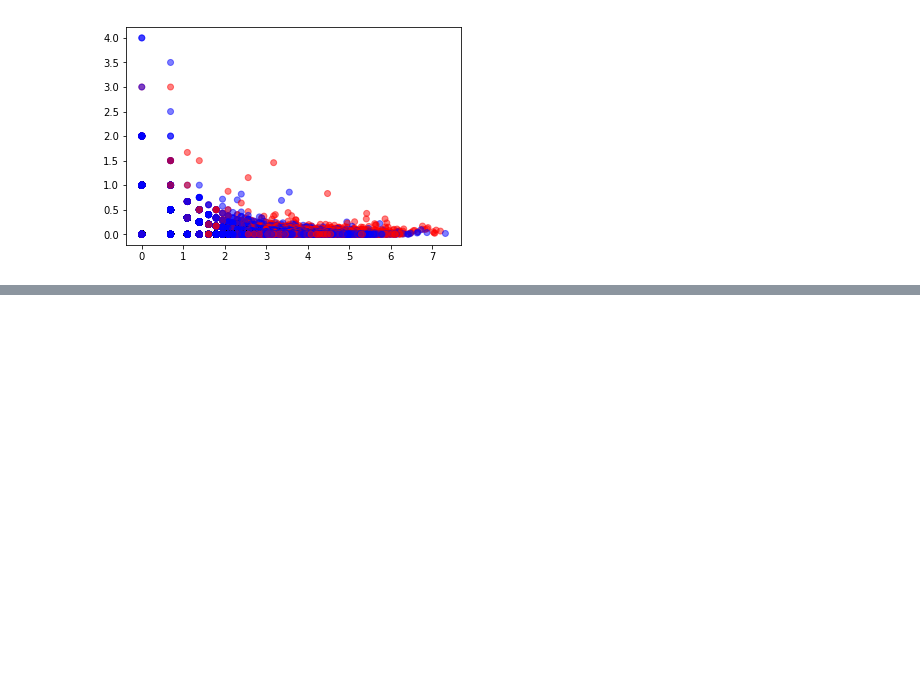
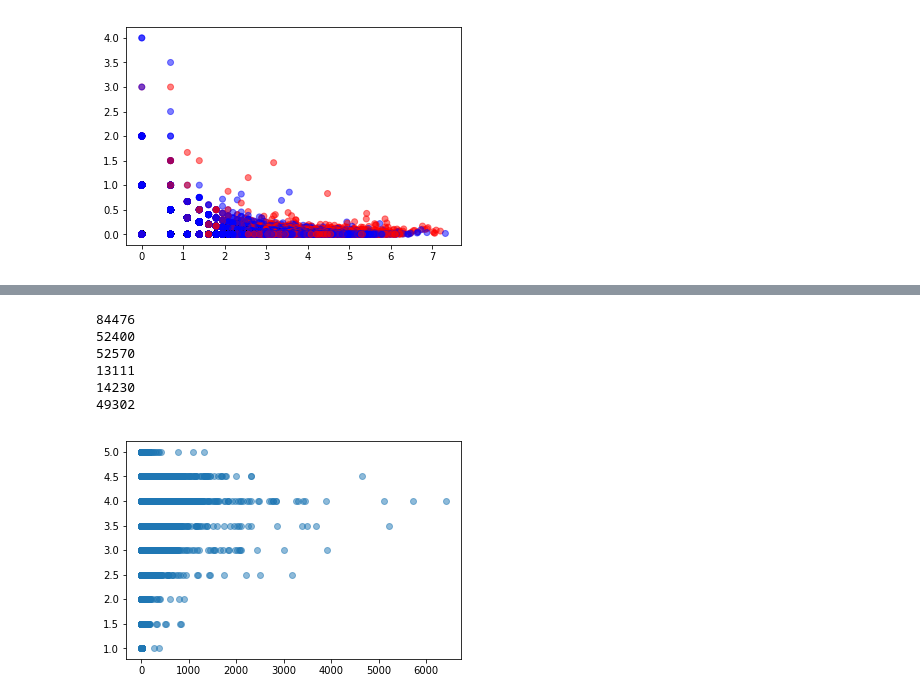
Before and after one commit to CornellDataScience/Yelp, a Jupyter notebook: salt-baes/Kenta/tip.analysis.ipynb, the cells around one changed output, grey strips where cells are left out. Cells and saved outputs as stored; diff of their text form; code cells hidden in the pictures; blank space fills up the shorter version.

```diff
--- a/salt-baes/Kenta/tip.analysis.ipynb
+++ b/salt-baes/Kenta/tip.analysis.ipynb
@@ -254,0 +305,8 @@ plt.show()
+# %%
+# helper function for apply
+def is_elite(x):
+    year = pd.to_datetime(x['date']).date().year
+    user_idx = user_dict[x['user_id']]
+    return str(year) in users[user_idx]['elite']
+
+tips_df['by_elite'] = tips_df.apply(is_elite, axis = 1)
@@ -254,0 +321,8 @@ plt.show()
+# %%
+# helper function for apply
+def is_future_elite(x):
+    year = pd.to_datetime(x['date']).date().year
+    user_idx = user_dict[x['user_id']]
+    return str(year+1) in users[user_idx]['elite']
+
+tips_df['by_future_elite'] = tips_df.apply(is_future_elite, axis = 1)
@@ -254,0 +346,46 @@ plt.show()
+# %%
+# business_0 : tips are written by non-elites
+# business_1 : tips are written by current elites
+# business_2 : tips are written by future elites
+
+# business_3 : tips are written by current but not future elites
+# business_4 : tips are written by future but not current elites
+
+# business_5 : tips are written by 2-year elites
+
+business_0 = tips_df.ix[~(tips_df['by_elite']) & ~(tips_df['by_future_elite'])]['business_id']
+business_1 = tips_df.ix[tips_df['by_elite']]['business_id']
+business_2 = tips_df.ix[tips_df['by_future_elite']]['business_id']
+
+business_3 = tips_df.ix[~(tips_df['by_future_elite']) & (tips_df['by_elite'])]['business_id']
+business_4 = tips_df.ix[~(tips_df['by_elite']) & (tips_df['by_future_elite'])]['business_id']
+
+business_5 = tips_df.ix[(tips_df['by_elite']) & (tips_df['by_future_elite'])]['business_id']
+# %%
+print(business_0.unique().size)
+
+print(business_1.unique().size)
+print(business_2.unique().size)
+
+print(business_3.unique().size) # slack
+print(business_4.unique().size) # potential
+print(business_5.unique().size) # solid
+# %% [output]
+84476
+52400
+52570
+13111
+14230
+49302
+# %%
+type0 = business_df.ix[business_df.business_id.isin(business_0)]
+type1 = business_df.ix[business_df.business_id.isin(business_1)]
+type2 = business_df.ix[business_df.business_id.isin(business_2)]
+type3 = business_df.ix[business_df.business_id.isin(business_3)]
+type4 = business_df.ix[business_df.business_id.isin(business_4)]
+type5 = business_df.ix[business_df.business_id.isin(business_5)]
+# %%
+plt.scatter(type3['review_count'], (type3['stars']), alpha = 0.5)
+plt.show()
+# %% [output]
+[figure, added]
```
Also changed, not shown: parts of 30 cells of this notebook.
